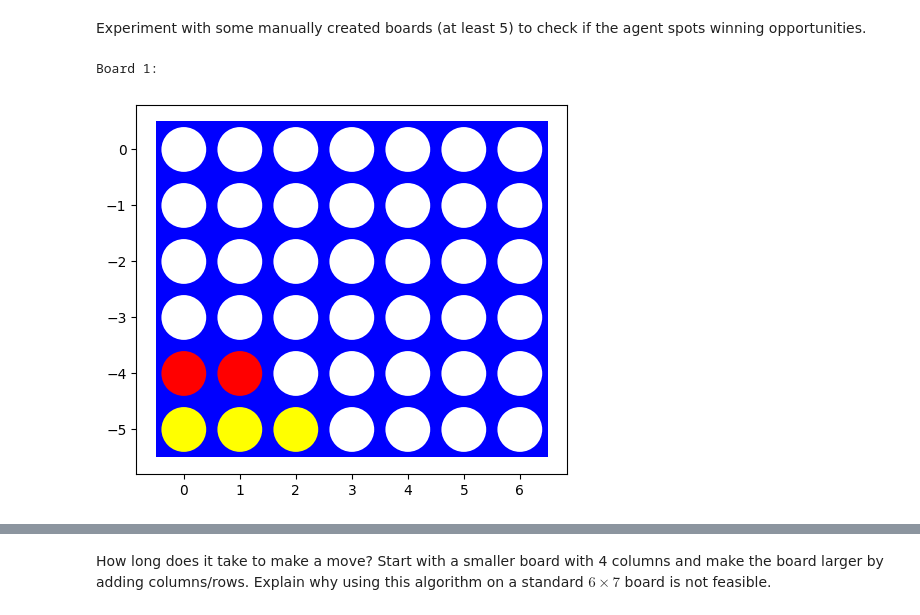
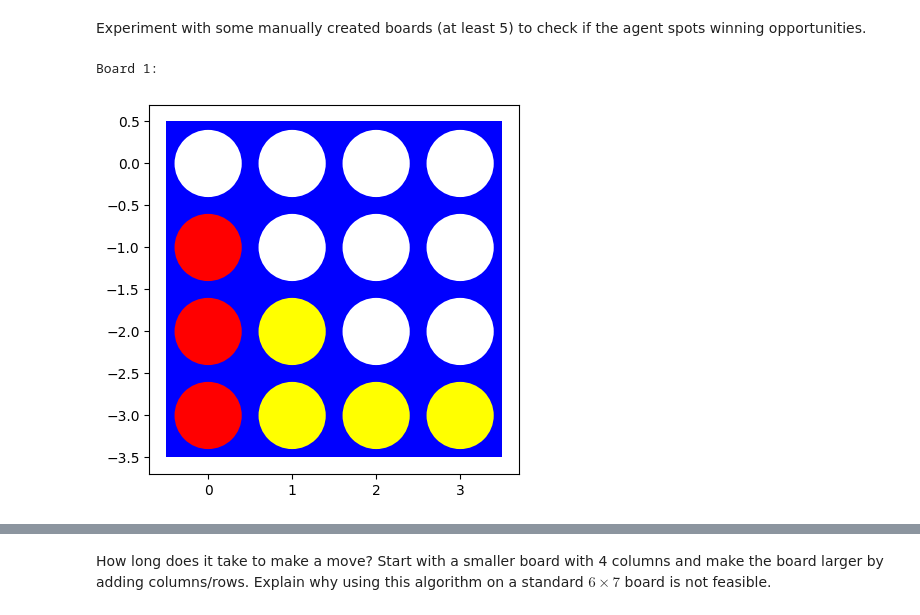
Before and after one commit to JamocaVisions/CodeCursor, a Jupyter notebook: Games/assignment_connect4.ipynb, the cells around one changed output, grey strips where cells are left out. Saved outputs shown, nothing was run; the diff lists cells and outputs as text; code cells hidden in the pictures.

```diff
--- a/Games/assignment_connect4.ipynb
+++ b/Games/assignment_connect4.ipynb
@@ -148,7 +148,7 @@ def terminal(state):
 def check_board(state):
     """check the board and return one of x, o, d (draw), or n (for next move)"""
 
-    state = np.array(state).reshape((6, 7))
+    state = np.array(state).reshape((len(state), len(state.T)))
 
     def check_four(line):
         """Helper to check for 4 consecutive non-zero same values."""
@@ -306,7 +306,7 @@ class Game:
 def check_board(state):
     """check the board and return one of x, o, d (draw), or n (for next move)"""
 
-    state = np.array(state).reshape((6, 7))
+    state = np.array(state).reshape((len(state), len(state.T)))
 
     def check_four(line):
         for i in range(len(line) - 3):
@@ -354,19 +354,19 @@ def other(player):
 
 def alpha_beta_search(game, state):
     player = game.to_move(state)
-    value, move = max_value(game, state, -float('inf'), float('inf'), player)
+    value, move = max_value(game, state, -np.inf, np.inf, player)
     return move
 
 def max_value(game, state, alpha, beta, player):
     if game.is_terminal(state):
         return game.utility(state, player), None
-    v = -float('inf')
+    v = -np.inf
     move = None
     for a in game.actions(state):
         v2, _ = min_value(game, game.result(state, player, a), alpha, beta, player)
         if v2 > v:
             v, move = v2, a
-        alpha = max(alpha, v)
+            alpha = max(alpha, v)
         if v >= beta:
             return v, move
     return v, move
@@ -374,13 +374,13 @@ def max_value(game, state, alpha, beta, player):
 def min_value(game, state, alpha, beta, player):
     if game.is_terminal(state):
         return game.utility(state, player), None
-    v = float('inf')
+    v = np.inf
     move = None
     for a in game.actions(state):
         v2, _ = max_value(game, game.result(state, other(player), a), alpha, beta, player)
         if v2 < v:
             v, move = v2, a
-        beta = min(beta, v)
+            beta = min(beta, v)
         if v <= alpha:
             return v, move
     return v, move
@@ -388,74 +388,68 @@ def min_value(game, state, alpha, beta, player):
 Experiment with some manually created boards (at least 5) to check if the agent spots winning opportunities.
 # %%
 # Your code/ answer goes here.
-
+import time
 import numpy as np
 
 # Initialize game
 game = Game()
 
 # Test Boards
 boards = []
 
-# 1. Winning move for player -1 (X) horizontally
 board1 = np.array([
-    [0, 0, 0, 0, 0, 0, 0],
-    [0, 0, 0, 0, 0, 0, 0],
-    [0, 0, 0, 0, 0, 0, 0],
-    [0, 0, 0, 0, 0, 0, 0],
-    [1, 1, 0, 0, 0, 0, 0],
-    [-1, -1, -1, 0, 0, 0, 0],
+    [0, 0, 0, 0],
+    [1, 0, 0, 0],
+    [1, -1, 0, 0],
+    [1, -1, -1, -1]
 ])
 
-# 2. Block opponent (player 1 'O') from winning
 board2 = np.array([
-    [0, 0, 0, 0, 0, 0, 0],
-    [0, 0, 0, 0, 0, 0, 0],
-    [0, 0, 0, 0, 0, 0, 0],
-    [0, 0, 0, 0, 0, 0, 0],
-    [-1, -1, 0, 0, 0, 0, 0],
-    [1, 1, 1, 0, 0, 0, 0],
+    [0, 0, 0, 0, 0],
+    [1, 0, 0, 0, 0],
+    [1, 1, 1, 0, 0],
+    [-1, -1, -1, 0, 0]
 ])
 
-# 3. Immediate vertical win for X
 board3 = np.array([
-    [0, 0, 0, 0, 0, 0, 0],
-    [-1, 0, 0, 0, 0, 0, 0],
-    [-1, 0, 0, 0, 0, 0, 0],
-    [-1, 0, 0, 0, 0, 0, 0],
-    [1, 0, 0, 0, 0, 0, 0],
-    [1, 0, 0, 0, 0, 0, 0],
+    [0, 0, 0, 0, 0],
+    [-1, 0, 0, 0, 0],
+    [-1, 0, 0, 0, 0],
+    [-1, 0, 0, 0, 0],
+    [1, 1, 1, 0, 0]
 ])
 
-# 4. No immediate win, choose best
 board4 = np.array([
-    [0, 0, 0, 0, 0, 0, 0],
-    [-1, 0, 0, 0, 0, 0, 0],
-    [1, -1, 0, 0, 0, 0, 0],
-    [1, 1, -1, 0, 0, 0, 0],
-    [1, 1, 1, -1, 0, 0, 0],
-    [-1, -1, 1, 1, 0, 0, 0],
+    [0, 0, 0, 0, 0, 0],
+    [-1, 0, 0, 0, 0, 0],
+    [1, -1, 0, 0, 0, 0],
+    [1, -1, 0, 0, 0, 0],
+    [1, 1, 0, 0, 0, 0]
 ])
 
-# 5. Diagonal win opportunity
 board5 = np.array([
-    [0, 0, 0, 0, 0, 0, 0],
-    [-1, 0, 0, 0, 0, 0, 0],
-    [1, -1, 0, 0, 0, 0, 0],
-    [1, 1, -1, 0, 0, 0, 0],
-    [1, 1, 1, -1, 0, 0, 0],
-    [-1, -1, 1, 1, 0, 0, 0],
+    [0, 0, 0, 0, 0, 0],
+    [-1, 1, 1, 0, 0, 0],
+    [1, -1, -1, 0, 0, 0],
+    [1, -1, 1, 1, 0, -1],
+    [1, 1, 1, -1, -1, -1]
 ])
 
 boards = [board1, board2, board3, board4, board5]
 
 # Test Loop
 for i, board in enumerate(boards, 1):
     print(f"Board {i}:")
     visualize(board)
+    start = time.time()
     move = alpha_beta_search(game, board)
+    end = time.time()
     print(f"Agent selected move: {move}\n")
-    print("="*40)
+    print(f"Time taken for agent to select next move: {end - start:.4f} seconds")
+    player = game.to_move(board)
+    if move is not None:
+      board = result(board,player,move)
+      visualize(board)
 # %% [output]
 Board 1:
-[figure, old version]
+[figure, new version]
```
Also changed, not shown: parts of 15 cells of this notebook.
